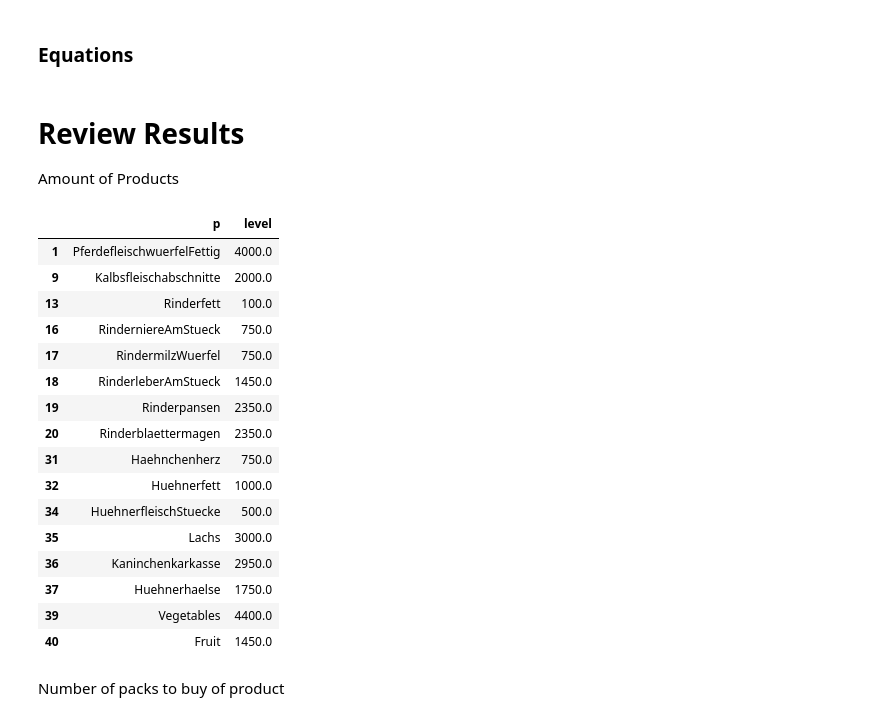
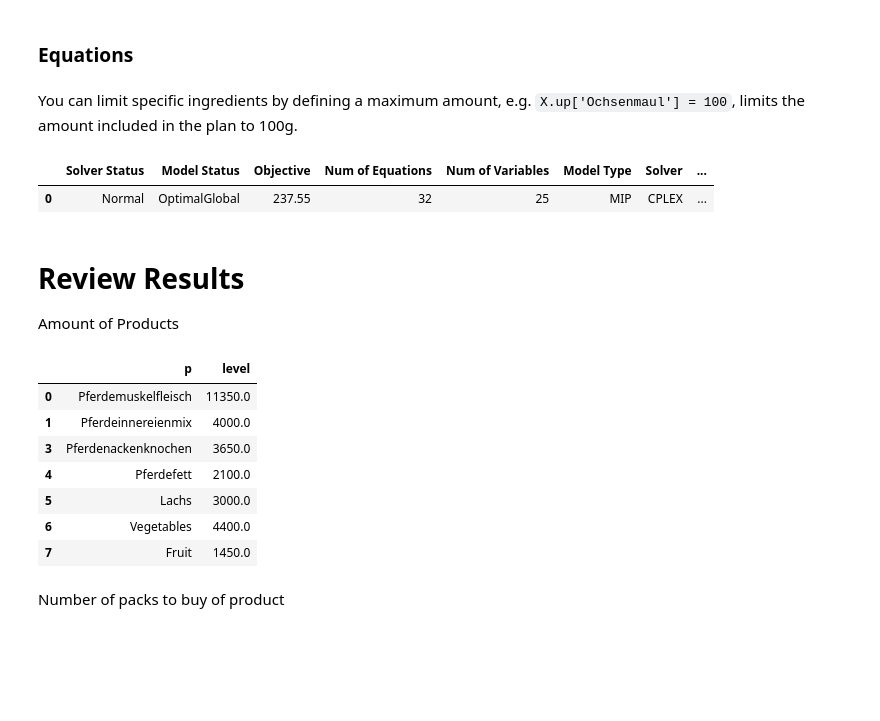
Before and after one commit to justine18/BARF, a Jupyter notebook: BARF.ipynb, the cells around one changed output. Cells and saved outputs as stored; diff of their text form; code cells hidden in the pictures; blank space fills up the shorter version.

```diff
--- a/BARF.ipynb
+++ b/BARF.ipynb
@@ -139,6 +140,6 @@ Fat is the main energy source for a dog. The optimal amount of fat in a food rat
 # %%
-fat_lb = 0.11 # lower bound of fat
-fat_ub = 0.15 # upper bound of fat
+fat_lb = 0.10 # lower bound of fat
+fat_ub = 0.11 # upper bound of fat
 # %% [markdown]
 ### Food Components
 An optimal BARF ration withouth grain consists of 80% animal components (`Meat`) and 20% plant-based components (`Veg & Fruit`).
@@ -165,11 +166,11 @@ The vegtable share is ideally composed as:
 - 25% fruits
 # %%
 component_share = pd.DataFrame([
-    ['Muscle', 0.45],
+    ['Muscle', 0.7],
     ['Intestinals', 0.15],
-    ['Pansen', 0.2 / 2],
-    ['Blättermagen', 0.2 / 2],
-    ['RFK', 0.2],
+    # ['Pansen', 0 / 2],
+    # ['Blättermagen', 0 / 2],
+    ['RFK', 0.15],
     ['Vegetable', 0.75],
     ['Fruit', 0.25]
 ], columns=['Component', 'Share']).set_index('Component')
@@ -206,10 +205,11 @@ The optimal composition of intestinals:
 - $\frac{1}{5}$ spleen
 # %%
 intestinal_share_df = pd.DataFrame([
-    ['Liver', 2/5],
+    ['Liver', 1/5],
     ['Heart', 1/5],
     ['Kidney', 1/5],
-    ['Spleen', 1/5]
+    ['Spleen', 1/5],
+    ['Lung', 1/5]
 ], columns=['Intestinal', 'Share']).set_index('Intestinal')
 intestinal_share_df.plot(kind='pie', y='Share', title='Intestinals', legend=False)
 # %% [output]
@@ -347,7 +352,7 @@ m = Container()
 # Sets
 p = m.addSet('p', description='Products', records=df['Name'])
 c = m.addSet('c', description='Components', records=component_share.index)
-i = m.addSet('i', description='Intestinals', records=intestinal_share_df.index)
+i = m.addSet('i', description='Intestines', records=intestinal_share_df.index)
 
 GREENS = m.addSet('GREENS', p, records=df[(df['Category'] == 'Fruits') | (df['Category'] == 'Vegetables')][['Name', 'Category']])
 FISH = m.addSet('FISH', p, records=df[df['Category'] == 'Fish'][['Name', 'Category']])
@@ -375,8 +380,8 @@ intestinal_share = m.addParameter('intestinal_share', i, records=intestinal_shar
                            description='intestinal share')
 
 # create scalars
-m.addParameter('weeks', records=weeks, description="number of weeks")
-m.addParameter('weeklydemand', records=weeklydemand, description="weekly demand")
+nweeks = m.addParameter('weeks', records=weeks, description="number of weeks")
+weekly_demand = m.addParameter('weeklydemand', records=weeklydemand, description="weekly demand")
 m.addParameter('weight', records=weight, description="dogs desired body weight")
 m.addParameter('perc', records=perc, description="percent of body weight")
 m.addParameter('activity', records=activity, description="dog activity level")
@@ -426,0 +422,2 @@ barf.solve()
+# %% [markdown]
+You can limit specific ingredients by defining a maximum amount, e.g. ``X.up['Ochsenmaul'] = 100``, limits the amount included in the plan to 100g.
@@ -427,26 +434,37 @@ barf.solve()
+# %%
+barf = Model(
+    m,
+    name="BARF",
+    equations=m.getEquations(),
+    # equations=[totalLB, totalUB, components, fatLB, fatUB, rounding, buy],
+    problem="MIP",
+    sense=Sense.MIN,
+    objective=objective,
+)
+
+# barf.solve(output=sys.stdout, options=Options(listing_file="my.lst"), solver='cplex', solver_options={'iis': 1})
+barf.solve(
+    solver='cplex', solver_options={'iis': 1},
+    options=Options(listing_file="my.lst", log_file="my.log", equation_listing_limit=100, variable_listing_limit=100)
+    )
+# barf.compute_infeasibilities()
+# %% [output]
+|  | Solver Status | Model Status | Objective | Num of Equations | Num of Variables | Model Type | Solver | ... |
+| 0 | Normal | OptimalGlobal | 237.55 | 32 | 25 | MIP | CPLEX | ... |
 # %% [markdown]
 # Review Results
 Amount of Products
 # %%
-X.records.loc[X.records['level'] > 1][['p', 'level']]
+X.l.records.loc[X.l.records['level'] > 0]
 # %% [output]
 |  | p | level |
-| 1 | PferdefleischwuerfelFettig | 4000.0 |
-| 9 | Kalbsfleischabschnitte | 2000.0 |
-| 13 | Rinderfett | 100.0 |
-| 16 | RinderniereAmStueck | 750.0 |
-| 17 | RindermilzWuerfel | 750.0 |
-| 18 | RinderleberAmStueck | 1450.0 |
-| 19 | Rinderpansen | 2350.0 |
-| 20 | Rinderblaettermagen | 2350.0 |
-| 31 | Haehnchenherz | 750.0 |
-| 32 | Huehnerfett | 1000.0 |
-| 34 | HuehnerfleischStuecke | 500.0 |
-| 35 | Lachs | 3000.0 |
-| 36 | Kaninchenkarkasse | 2950.0 |
-| 37 | Huehnerhaelse | 1750.0 |
-| 39 | Vegetables | 4400.0 |
-| 40 | Fruit | 1450.0 |
+| 0 | Pferdemuskelfleisch | 11350.0 |
+| 1 | Pferdeinnereienmix | 4000.0 |
+| 3 | Pferdenackenknochen | 3650.0 |
+| 4 | Pferdefett | 2100.0 |
+| 5 | Lachs | 3000.0 |
+| 6 | Vegetables | 4400.0 |
+| 7 | Fruit | 1450.0 |
 # %% [markdown]
 Number of packs to buy of product
 # %%
```
Also changed, not shown: parts of 16 cells of this notebook.
